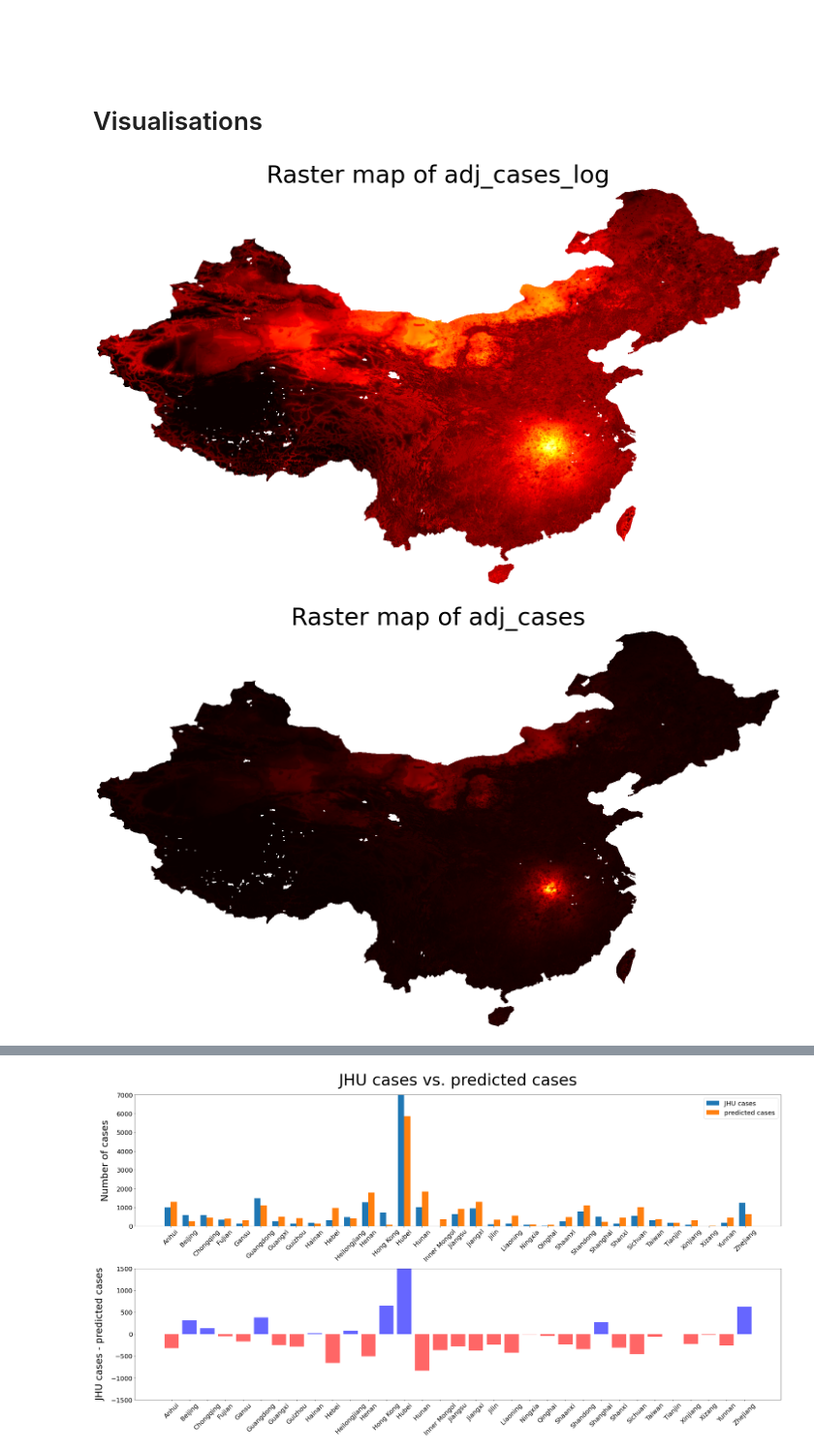
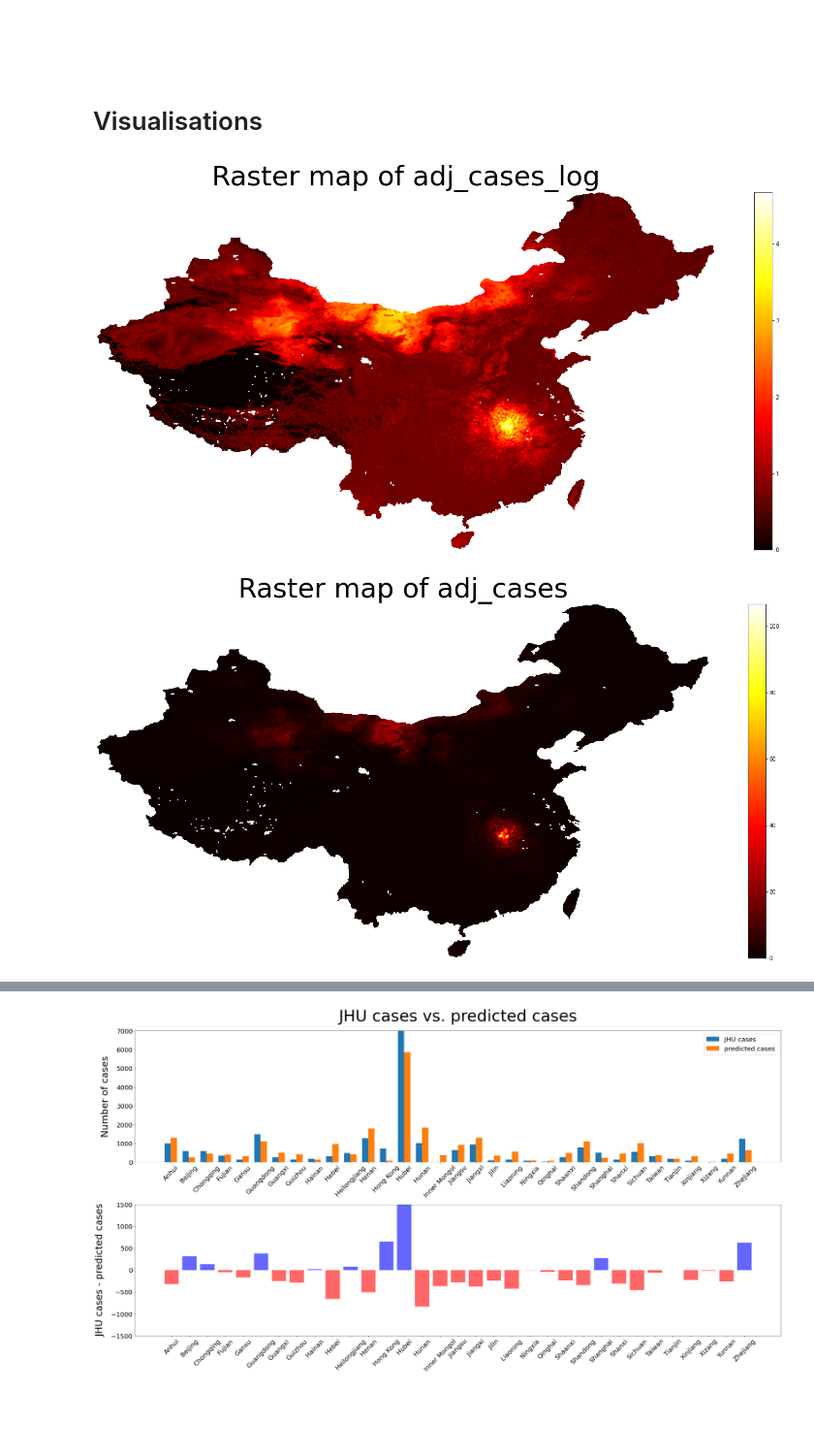
Before and after one commit to dsvanidze/replicability, a Jupyter notebook: jupyter-notebooks/fine-scale-predictions/generate-fine-scale-features.ipynb, the cells around one changed output, grey strips where cells are left out. Shown at 97% size. Drawn from its saved outputs; the diff is of its cells as text; code cells hidden in the pictures; blank space fills up the shorter version.

```diff
--- a/jupyter-notebooks/fine-scale-predictions/generate-fine-scale-features.ipynb
+++ b/jupyter-notebooks/fine-scale-predictions/generate-fine-scale-features.ipynb
@@ -129,11 +143,11 @@ def get_raster_data(featureData, cleanedFeatureData, adj_log_predictions, raster
 # %%
 def save_raster(raster_data=None, file_name=None):
-    filepath = "../../data/features/{}.tif".format("access")
+    filepath = ROOT_DIR + "/data/features/{}.tif".format("access")
     # read raster data band1 from the .tif file
 
     adj_cases_raster_opened = rasterio.open(filepath)
     adj_cases_raster = rasterio.open(
-         "../../data/predictions/{}.tif".format(file_name),
+         ROOT_DIR + "/data/predictions/{}.tif".format(file_name),
          'w',
          driver='GTiff',
          height=raster_data.shape[0],
@@ -150,14 +164,17 @@ def save_raster(raster_data=None, file_name=None):
     adj_cases_raster.write(raster_data, 1)
     adj_cases_raster.close()
 # %%
-def plot_rasters(raster_array, title):
+def plot_rasters(raster_array, title, save=False):
     raster_array = raster_array.copy()
     raster_array[raster_array == raster_na_value] = np.nan
-    plt.figure(figsize = (20,20))
+    plt.figure(figsize = (20, 10))
     plt.title("Raster map of {}".format(title), fontdict={"fontsize": 50})
-    plt.imshow(raster_array, cmap="hot")
+    im = plt.imshow(raster_array, cmap="hot")
+    plt.colorbar(im)
     # Disable axis and their borders
     plt.axis("off")
     plt.tight_layout()
+    if save:
+        plt.savefig(ROOT_DIR + "/data/predictions/{}.jpg".format(title), dpi=200)
 # %%
 def save_raster_aggregated_shapefile(file_name, raster_file_names, column):
@@ -238,32 +257,32 @@ def plot_JHU_vs_predictions_bar(data, title="JHU cases vs. predicted cases", ymi
 # %%
 CONFIGS = {
     "one_hidden_layer": {
-        "model_path": "../../best-models/one-hidden-layer",
+        "model_path": ROOT_DIR + "/best-models/one-hidden-layer-2",
         "raster_file_name": {
             "adj_cases_log": "adj_cases_log_h1",
             "adj_cases": "adj_cases_h1",
-            "total_cases": "total_cases_h1"
+            "total_cases": "total_cases_h1",
+            "total_cases_log": "total_cases_log_h1"
         },
         "shapefile": {
             "file_name": "cases_h1",
-            "raster_file_names": ["adj_cases_log_h1", "adj_cases_h1", "total_cases_h1"],
-            "column": [{"name": "adj_log", "type": "rate"},
-                       {"name": "adj", "type": "rate"},
+            "raster_file_names": ["adj_cases_h1", "total_cases_h1"],
+            "column": [{"name": "adj", "type": "rate"},
                        {"name": "total", "type": "frequency"}] # column names must be less than 10 characters
         }
     },
     "two_hidden_layers": {
-        "model_path": "../../best-models/two-hidden-layers",
+        "model_path": ROOT_DIR + "/best-models/two-hidden-layers-2",
         "raster_file_name": {
             "adj_cases_log": "adj_cases_log_h2",
             "adj_cases": "adj_cases_h2",
-            "total_cases": "total_cases_h2"
+            "total_cases": "total_cases_h2",
+            "total_cases_log": "total_cases_log_h2"
         },
         "shapefile": {
             "file_name": "cases_h2",
-            "raster_file_names": ["adj_cases_log_h2", "adj_cases_h2", "total_cases_h2"],
-            "column": [{"name": "adj_log", "type": "rate"},
-                       {"name": "adj", "type": "rate"},
+            "raster_file_names": ["adj_cases_h2", "total_cases_h2"],
+            "column": [{"name": "adj", "type": "rate"},
                        {"name": "total", "type": "frequency"}] # column names must be less than 10 characters
         }
     }
@@ -273,6 +292,6 @@ CONFIGS = {
 # Generate Raster Maps and Shapefiles
 # %%
 # change value to generate raster and shape files for one or two hidden layer models
-CURRENT_CONFIG = CONFIGS["two_hidden_layers"]
+CURRENT_CONFIG = CONFIGS["one_hidden_layer"]
 # %%
 featureData, raster_na_value, shape = get_featureData()
@@ -305,9 +324,9 @@ save_raster_aggregated_shapefile(file_name=CURRENT_CONFIG['shapefile']["file_nam
 <br><br><br>
 # Visualisations
 # %%
-for label_name in ["adj_cases_log", "adj_cases", "total_cases"]:
+for label_name in ["adj_cases_log", "adj_cases", "total_cases_log", "total_cases"]:
     # Plot Rasters
-    plot_rasters(raster_data[label_name], label_name)
+    plot_rasters(raster_data[label_name], label_name, save=True)
 # %% [output]
-[figure, old version]
+[figure, new version]
-[figure, old version]
+[figure, new version]
```
Also changed, not shown: parts of 15 cells of this notebook, 11 other files.
